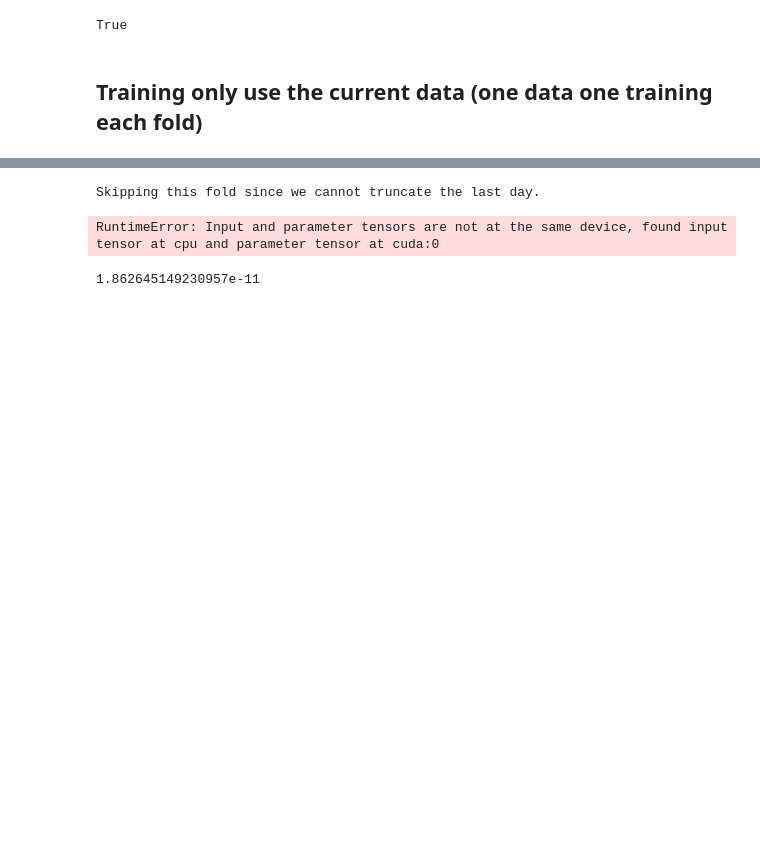
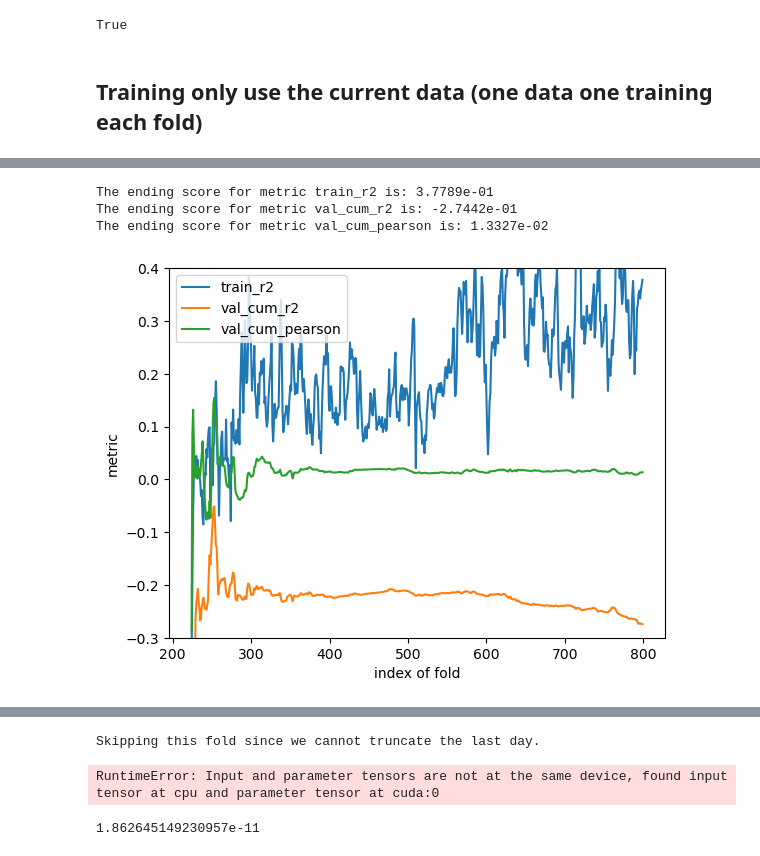
Before and after one commit to owen8877/qids-2023-comp, a Jupyter notebook: playground/disaspeare/Feb_18_NN_LSTM.ipynb, the cells around one changed output, grey strips where cells are left out. Saved outputs shown, nothing was run; the diff lists cells and outputs as text; code cells hidden in the pictures; blank space fills up the shorter version.

Commit message:
Fixed slicing issue in LSTM tests.

```diff
--- a/playground/disaspeare/Feb_18_NN_LSTM.ipynb
+++ b/playground/disaspeare/Feb_18_NN_LSTM.ipynb
@@ -107,11 +114,12 @@ dataset = Dataset.load('../../data/parsed')
 # %%
-quantized_fundamental, _ = data_quantization(dataset.fundamental)
-df = pd.concat([quantized_fundamental, dataset.fundamental, dataset.ref_return], axis=1).dropna()
+# quantized_fundamental, _ = data_quantization(dataset.fundamental)
+df = pd.concat([m_df, dataset.fundamental, dataset.ref_return], axis=1).dropna()
 quantile_feature = ['turnoverRatio_QUANTILE', 'transactionAmount_QUANTILE', 'pb_QUANTILE', 'ps_QUANTILE',
                     'pe_ttm_QUANTILE', 'pe_QUANTILE', 'pcf_QUANTILE']
 original_feature = ['turnoverRatio', 'transactionAmount', 'pb', 'ps', 'pe_ttm', 'pe', 'pcf']
 
 check_dataframe(df, expect_index=['day', 'asset'])
 # %%
-df['return_known'] = df['return'].shift(2 * 54)
+df['return_known'] = df['return'].shift(2 * 54).fillna(0)
+df['return_1'] = df['return_0'].shift(54).fillna(0)
 df = df.dropna()
@@ -234,0 +249,11 @@ The ending score for metric val_cum_pearson is: 9.2673e-03
+# %%
+from model.neural_network import DataPreprocessing
+from pipeline.backtest import cross_validation
+
+feature = ['turnoverRatio', 'transactionAmount', 'pb', 'ps', 'pe_ttm', 'pe', 'pcf', 'return_0', 'return_1']
+train_lookback = 8
+eval_lookback = 16
+preprocess5 = DataPreprocessing()
+model5 = NN_wrapper(lr=5e-4, n_epoch=5, train_lookback=train_lookback, eval_lookback=eval_lookback, gamma=0.95, preprocess=preprocess5)
+idx = pd.IndexSlice
+performance, cum_y_df = cross_validation(model5, feature, df.loc[idx[200:, :], :], train_lookback=train_lookback, per_eval_lookback=eval_lookback)
@@ -234,0 +268,11 @@ The ending score for metric val_cum_pearson is: 9.2673e-03
+# %%
+from model.neural_network import DataPreprocessing
+from pipeline.backtest import cross_validation
+
+feature = ['turnoverRatio', 'transactionAmount', 'pb', 'ps', 'pe_ttm', 'pe', 'pcf', 'return_0', 'return_1']
+train_lookback = 8
+eval_lookback = 16
+preprocess2 = DataPreprocessing()
+model2 = NN_wrapper(lr=5e-4, n_epoch=2, train_lookback=train_lookback, eval_lookback=eval_lookback, gamma=0.95, preprocess=preprocess2)
+idx = pd.IndexSlice
+performance, cum_y_df = cross_validation(model5, feature, df.loc[idx[200:, :], :], train_lookback=train_lookback, per_eval_lookback=eval_lookback)
@@ -234,0 +297,13 @@ The ending score for metric val_cum_pearson is: 9.2673e-03
+# %%
+
+plt.figure(0)
+# plot_performance(performance, metrics_selected=['train_r2', 'test_cum_r2', 'test_cum_pearson'])
+plot_performance(performance, metrics_selected=['train_r2', 'val_cum_pearson', 'val_cum_r2'])
+
+plt.ylim([-0.3, 0.4])
+plt.show()
+# %% [output]
+The ending score for metric train_r2 is: 3.7789e-01
+The ending score for metric val_cum_r2 is: -2.7442e-01
+The ending score for metric val_cum_pearson is: 1.3327e-02
+[figure, added]
```
Also changed, not shown: parts of 21 cells of this notebook, 2 other files.
